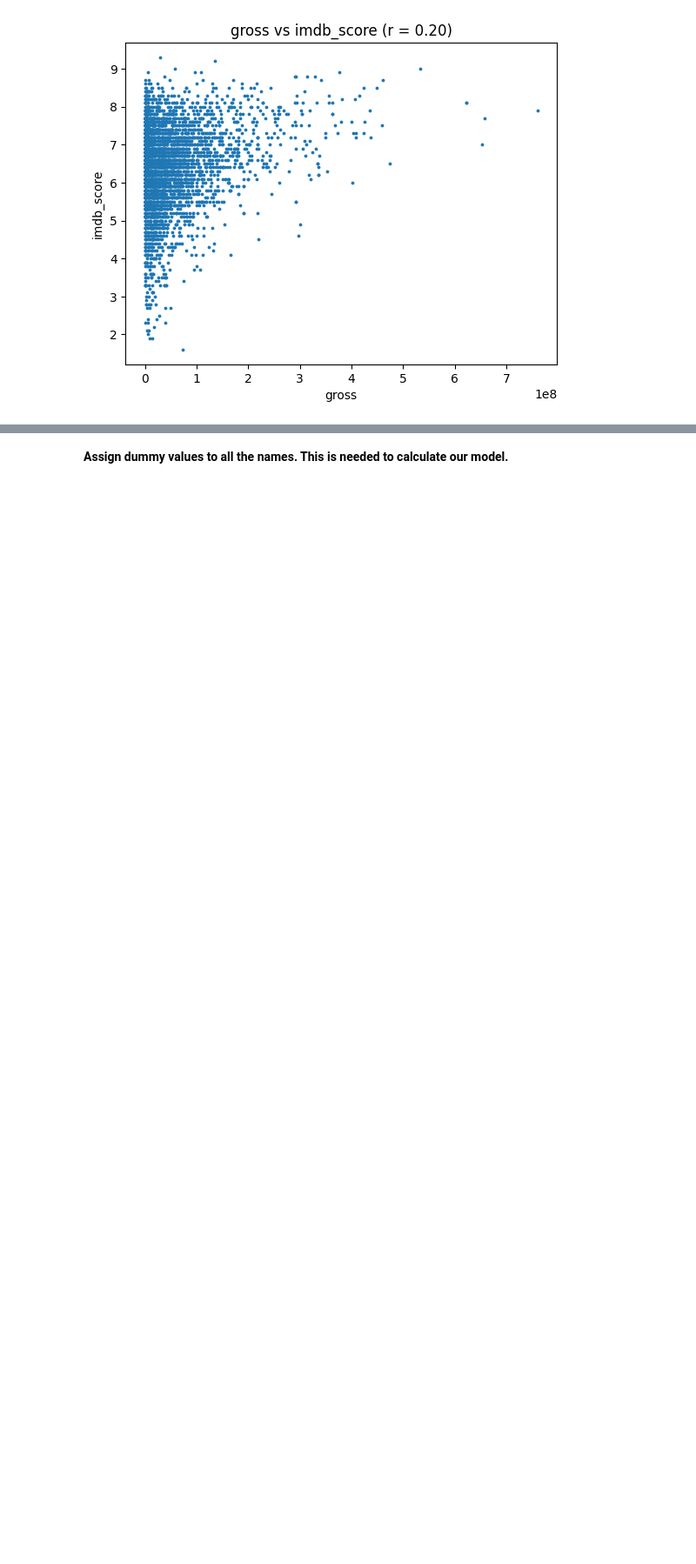
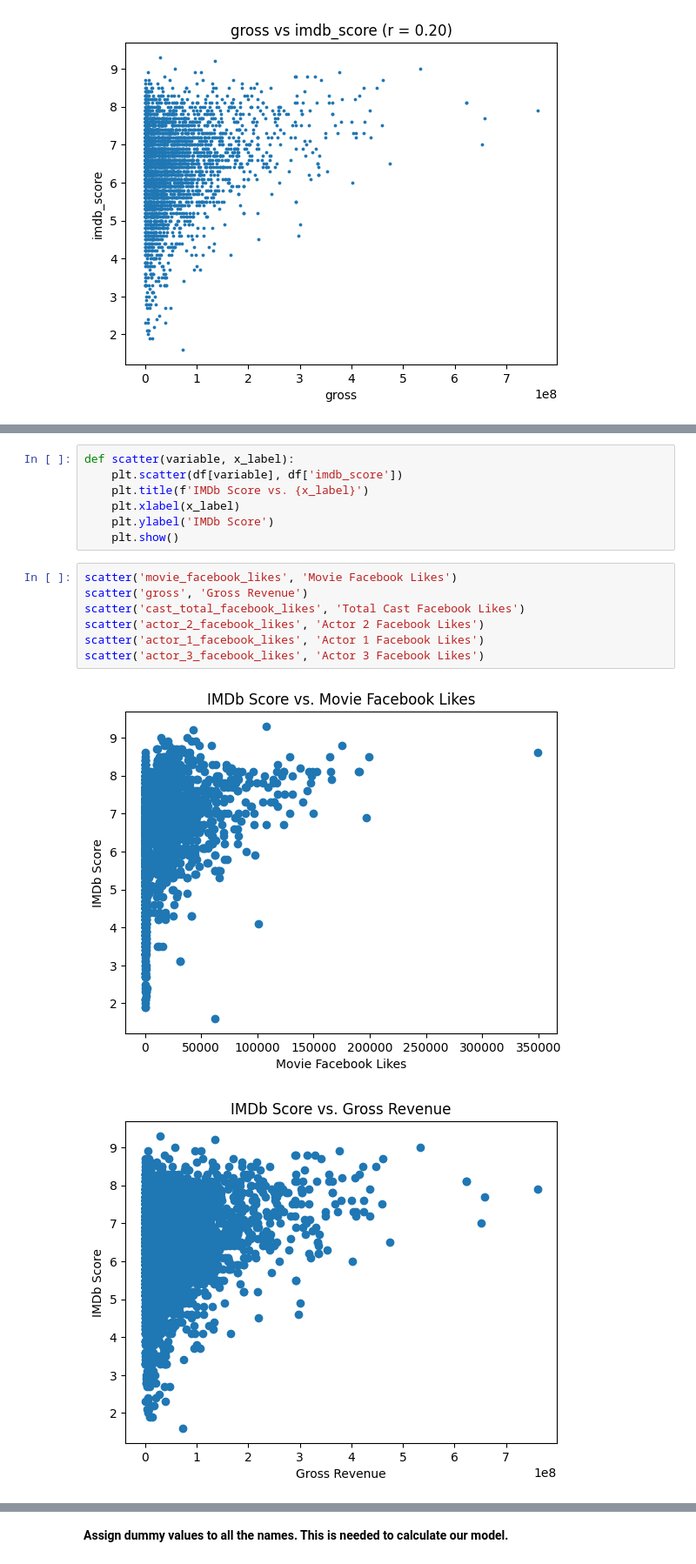
Before and after one commit to Pimdw/CM_CASUS, a Jupyter notebook: main.ipynb, the cells around one changed output, grey strips where cells are left out. Shown at 87% size. Drawn from its saved outputs; the diff is of its cells as text; blank space fills up the shorter version.

Commit message:
IMDb met andere continue variables, plot met scatter

```diff
--- a/main.ipynb
+++ b/main.ipynb
@@ -195,0 +221,17 @@ correlation_plot(df, 'gross', 'imdb_score')
+# %%
+def scatter(variable, x_label):
+    plt.scatter(df[variable], df['imdb_score'])
+    plt.title(f'IMDb Score vs. {x_label}')
+    plt.xlabel(x_label)
+    plt.ylabel('IMDb Score')
+    plt.show()
+# %%
+scatter('movie_facebook_likes', 'Movie Facebook Likes')
+scatter('gross', 'Gross Revenue')
+scatter('cast_total_facebook_likes', 'Total Cast Facebook Likes')
+scatter('actor_2_facebook_likes', 'Actor 2 Facebook Likes')
+scatter('actor_1_facebook_likes', 'Actor 1 Facebook Likes')
+scatter('actor_3_facebook_likes', 'Actor 3 Facebook Likes')
+# %% [output]
+[figure, added]
+[figure, added]
```
Also changed, not shown: parts of 4 cells of this notebook.
